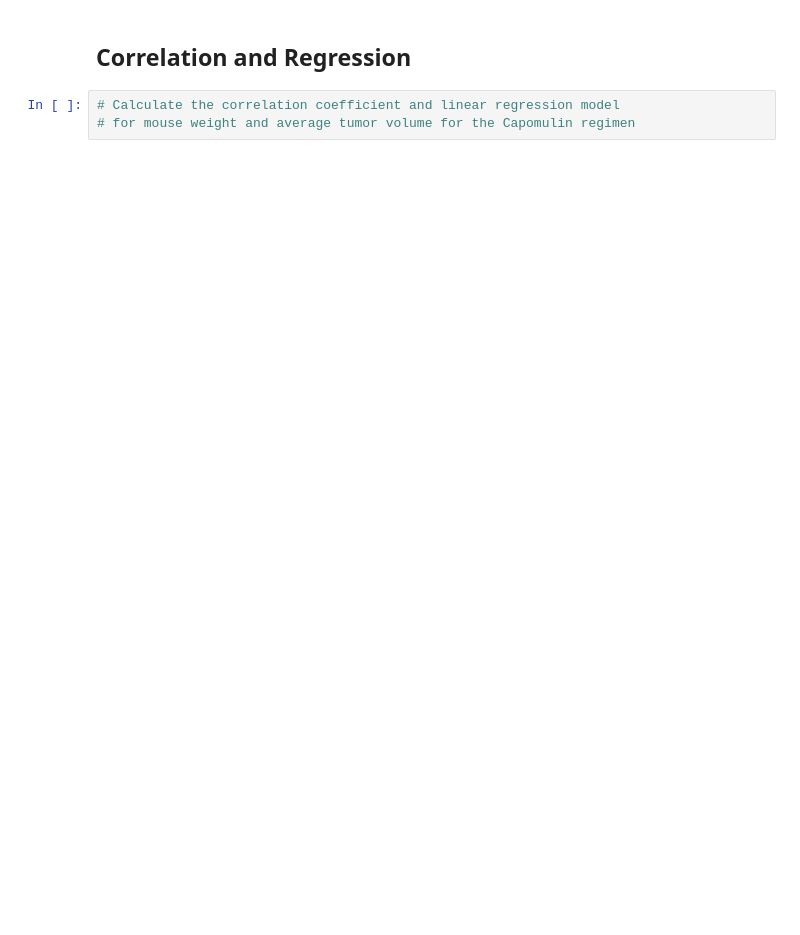
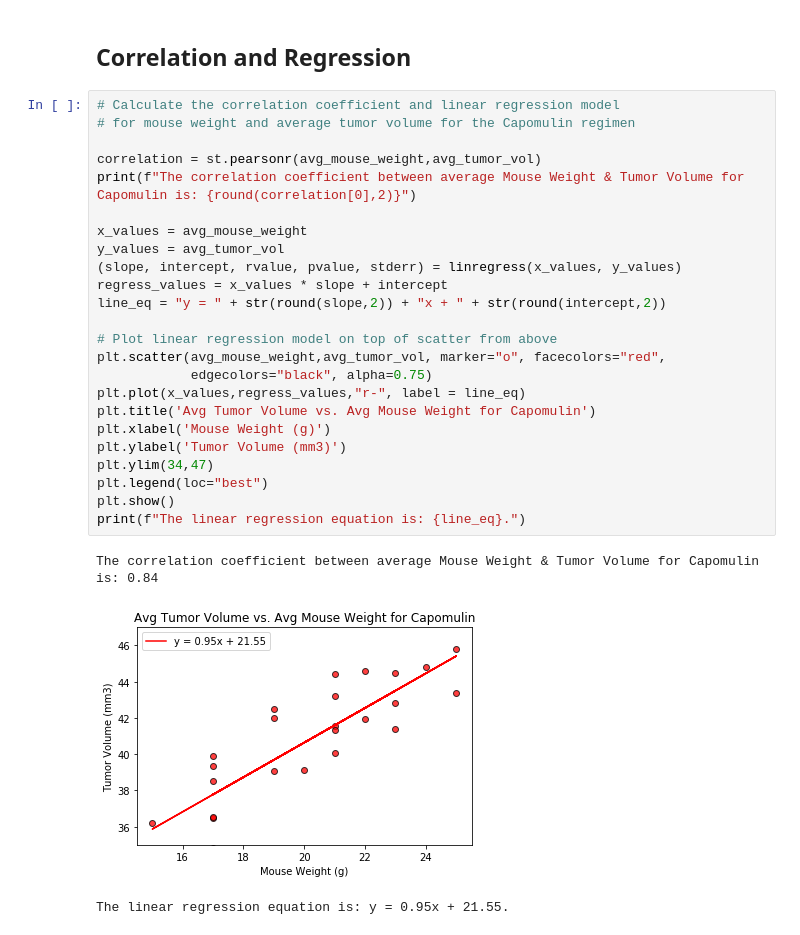
Before and after one commit to vandrade88/matplotlib-challenge, a Jupyter notebook: Pymaceuticals/pymaceuticals_starter.ipynb, the cells around one changed output. Saved outputs shown, nothing was run; the diff lists cells and outputs as text; blank space fills up the shorter version.

```diff
--- a/Pymaceuticals/pymaceuticals_starter.ipynb
+++ b/Pymaceuticals/pymaceuticals_starter.ipynb
@@ -370,5 +378,30 @@ plt.show()
 # %% [markdown]
 ## Correlation and Regression
-# %%
-# Calculate the correlation coefficient and linear regression model
-# for mouse weight and average tumor volume for the Capomulin regimen
+# %%
+# Calculate the correlation coefficient and linear regression model
+# for mouse weight and average tumor volume for the Capomulin regimen
+
+correlation = st.pearsonr(avg_mouse_weight,avg_tumor_vol)
+print(f"The correlation coefficient between average Mouse Weight & Tumor Volume for Capomulin is: {round(correlation[0],2)}")
+
+x_values = avg_mouse_weight
+y_values = avg_tumor_vol
+(slope, intercept, rvalue, pvalue, stderr) = linregress(x_values, y_values)
+regress_values = x_values * slope + intercept
+line_eq = "y = " + str(round(slope,2)) + "x + " + str(round(intercept,2))
+
+# Plot linear regression model on top of scatter from above
+plt.scatter(avg_mouse_weight,avg_tumor_vol, marker="o", facecolors="red",
+            edgecolors="black", alpha=0.75)
+plt.plot(x_values,regress_values,"r-", label = line_eq)
+plt.title('Avg Tumor Volume vs. Avg Mouse Weight for Capomulin')
+plt.xlabel('Mouse Weight (g)')
+plt.ylabel('Tumor Volume (mm3)')
+plt.ylim(34,47)
+plt.legend(loc="best")
+plt.show()
+print(f"The linear regression equation is: {line_eq}.")
+# %% [output]
+The correlation coefficient between average Mouse Weight & Tumor Volume for Capomulin is: 0.84
+[figure, added]
+The linear regression equation is: y = 0.95x + 21.55.
```
Also changed, not shown: parts of 2 cells of this notebook.
